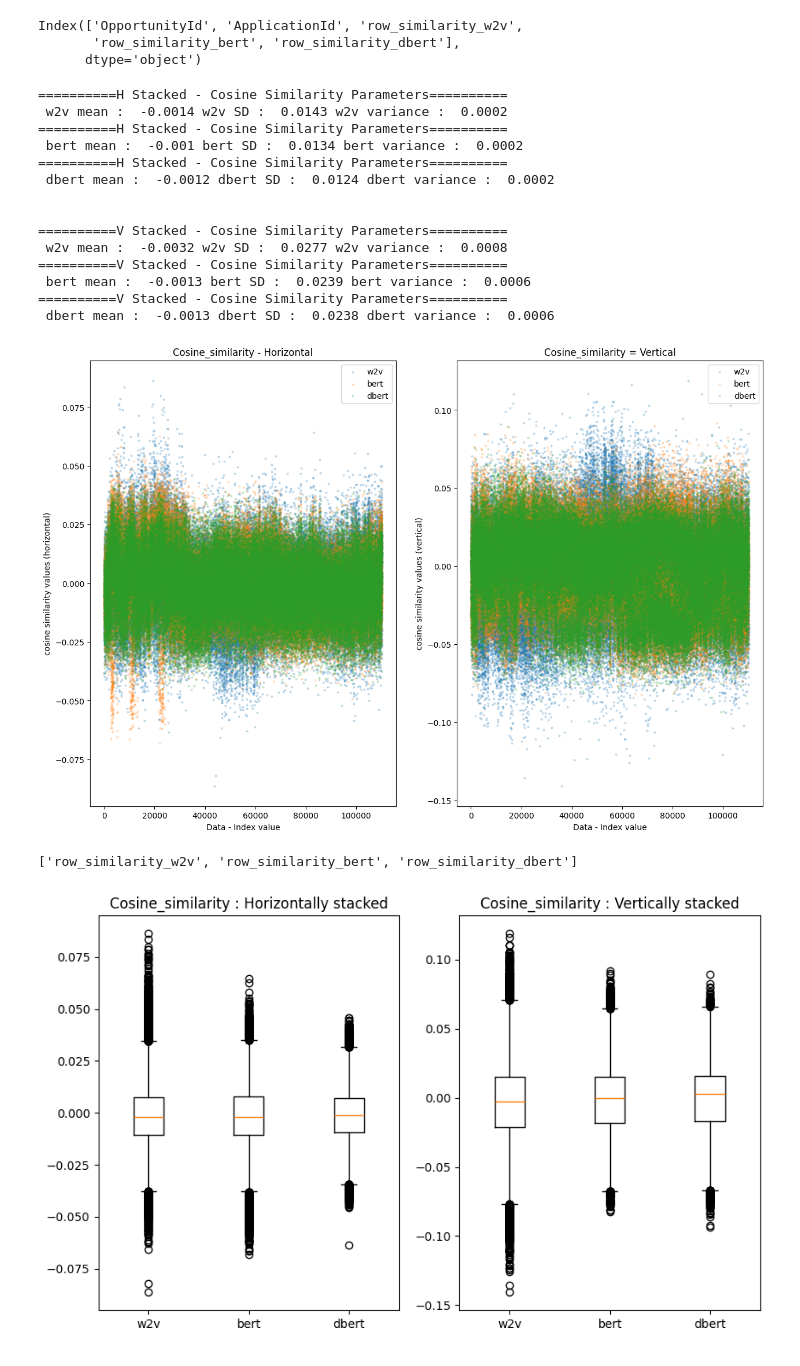
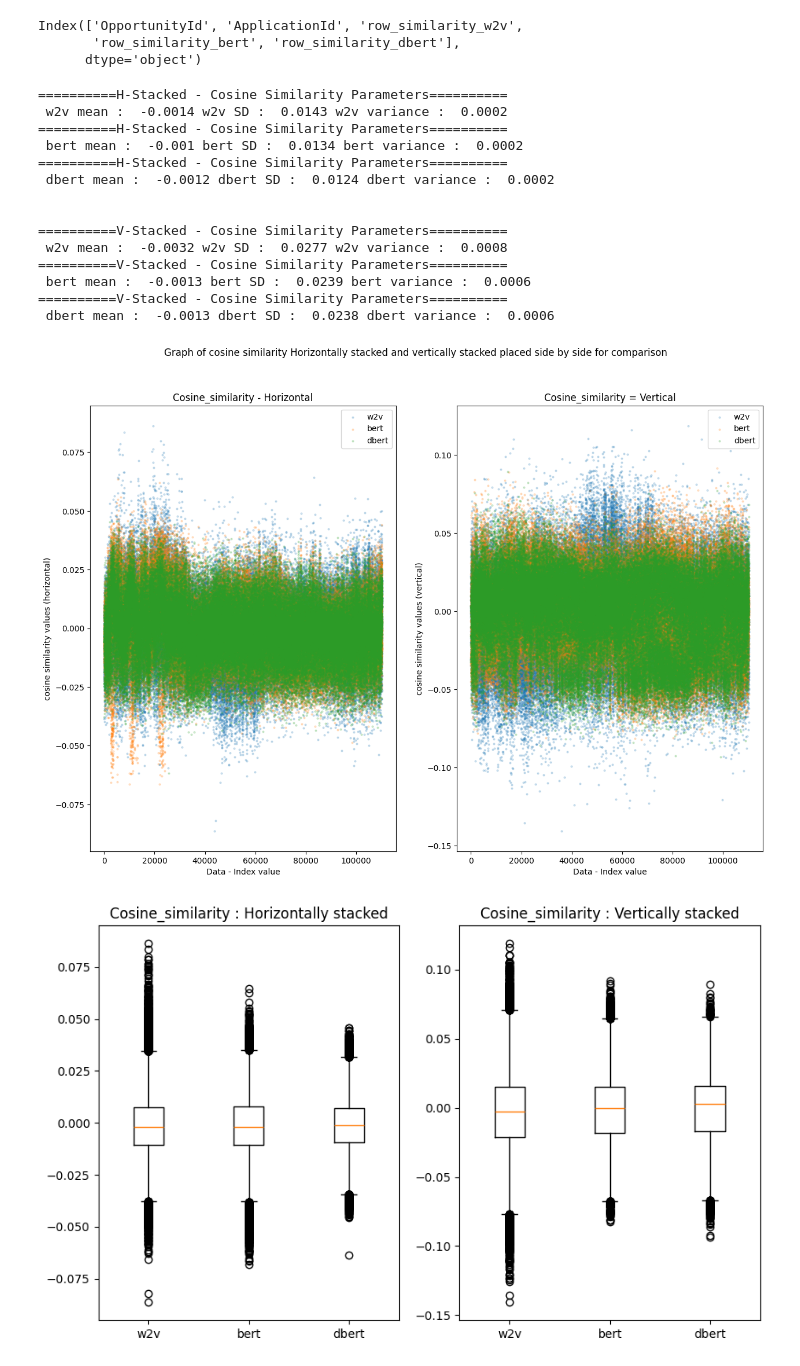
Before and after one commit to rathishsekhar/Opportunity_Application_Ranker, a Jupyter notebook: notebooks/05_model_evaluation/05_model_evaluation.ipynb, the cells around one changed output. Drawn from its saved outputs; the diff is of its cells as text; code cells hidden in the pictures.

```diff
--- a/notebooks/05_model_evaluation/05_model_evaluation.ipynb
+++ b/notebooks/05_model_evaluation/05_model_evaluation.ipynb
@@ -63,7 +64,7 @@ Index(['OpportunityId', 'ApplicationId', 'row_similarity_w2v',
 # Getting mean values of the cosine similarities
 for u_id in ['w2v', 'bert', 'dbert']:
     print(
-        "=" * 10 + "H Stacked - Cosine Similarity Parameters" + "=" * 10 + "\n",
+        "=" * 10 + "H-Stacked - Cosine Similarity Parameters" + "=" * 10 + "\n",
         f"{u_id} mean : ",
         np.round(cosine_sim_data_hstack['row_similarity_' + u_id].mean(), 4),
         f"{u_id} SD : ",
@@ -76,7 +77,7 @@ print("\n")
 
 for u_id in ['w2v', 'bert', 'dbert']:
     print(
-        "=" * 10 + "V Stacked - Cosine Similarity Parameters" + "=" * 10 + "\n",
+        "=" * 10 + "V-Stacked - Cosine Similarity Parameters" + "=" * 10 + "\n",
         f"{u_id} mean : ",
         np.round(cosine_sim_data_vstack['row_similarity_' + u_id].mean(), 4),
         f"{u_id} SD : ",
@@ -85,19 +86,19 @@ for u_id in ['w2v', 'bert', 'dbert']:
         np.round(cosine_sim_data_vstack['row_similarity_' + u_id].var(), 4)
     )
 # %% [output]
-==========H Stacked - Cosine Similarity Parameters==========
+==========H-Stacked - Cosine Similarity Parameters==========
  w2v mean :  -0.0014 w2v SD :  0.0143 w2v variance :  0.0002
-==========H Stacked - Cosine Similarity Parameters==========
+==========H-Stacked - Cosine Similarity Parameters==========
  bert mean :  -0.001 bert SD :  0.0134 bert variance :  0.0002
-==========H Stacked - Cosine Similarity Parameters==========
+==========H-Stacked - Cosine Similarity Parameters==========
  dbert mean :  -0.0012 dbert SD :  0.0124 dbert variance :  0.0002
 
 
-==========V Stacked - Cosine Similarity Parameters==========
+==========V-Stacked - Cosine Similarity Parameters==========
  w2v mean :  -0.0032 w2v SD :  0.0277 w2v variance :  0.0008
-==========V Stacked - Cosine Similarity Parameters==========
+==========V-Stacked - Cosine Similarity Parameters==========
  bert mean :  -0.0013 bert SD :  0.0239 bert variance :  0.0006
-==========V Stacked - Cosine Similarity Parameters==========
+==========V-Stacked - Cosine Similarity Parameters==========
  dbert mean :  -0.0013 dbert SD :  0.0238 dbert variance :  0.0006
 # %%
 # Plotting horizontal cosine_similarities - scatter plot
@@ -106,39 +107,37 @@ fig, axis = pt.subplots(nrows=1, ncols=2, figsize=(15, 10))
 
 for u_id in ['w2v', 'bert', 'dbert']:
     axis[0].scatter(
         range(len(cosine_sim_data_hstack)),
         cosine_sim_data_hstack['row_similarity_' + u_id],
         label = u_id,
         alpha = 0.2,
         s = 4,
     )
 
 axis[0].set_title("Cosine_similarity - Horizontal")
 axis[0].set_xlabel("Data - Index value")
 axis[0].set_ylabel("cosine similarity values (horizontal)")
 axis[0].legend()
 
 for u_id in ['w2v', 'bert', 'dbert']:
     axis[1].scatter(
         range(len(cosine_sim_data_vstack)),
         cosine_sim_data_vstack['row_similarity_' + u_id],
         label = u_id,
         alpha = 0.2,
         s=4,
     )
 
 axis[1].set_title("Cosine_similarity = Vertical")
 axis[1].set_xlabel("Data - Index value")
 axis[1].set_ylabel("cosine similarity values (vertical)")
 axis[1].legend()
+
+fig.suptitle("Graph of cosine similarity Horizontally stacked and vertically stacked placed side by side for comparison")
+save_plot(filename="cosine_similarity_handvstack", foldername="model_evaluation")
 pt.show()
 # %% [output]
-[figure, old version]
+[figure, new version]
-# %%
-m = [('row_similarity_' + x ) for x in ['w2v', 'bert', 'dbert']]
-m
-# %% [output]
-['row_similarity_w2v', 'row_similarity_bert', 'row_similarity_dbert']
 # %%
 # Plotting horizontal cosine_similarities - box plot
 
```
Also changed, not shown: parts of 1 cell of this notebook, 1 other file.
